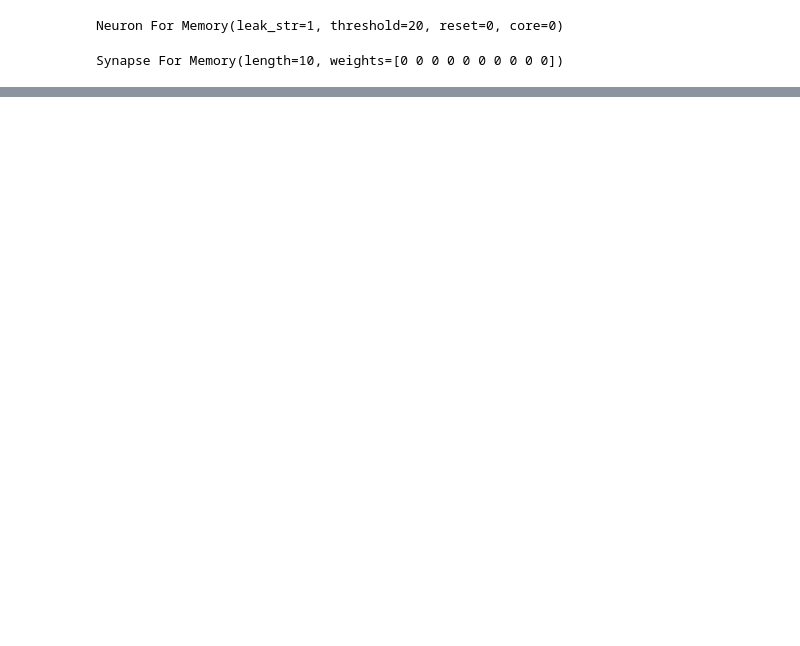
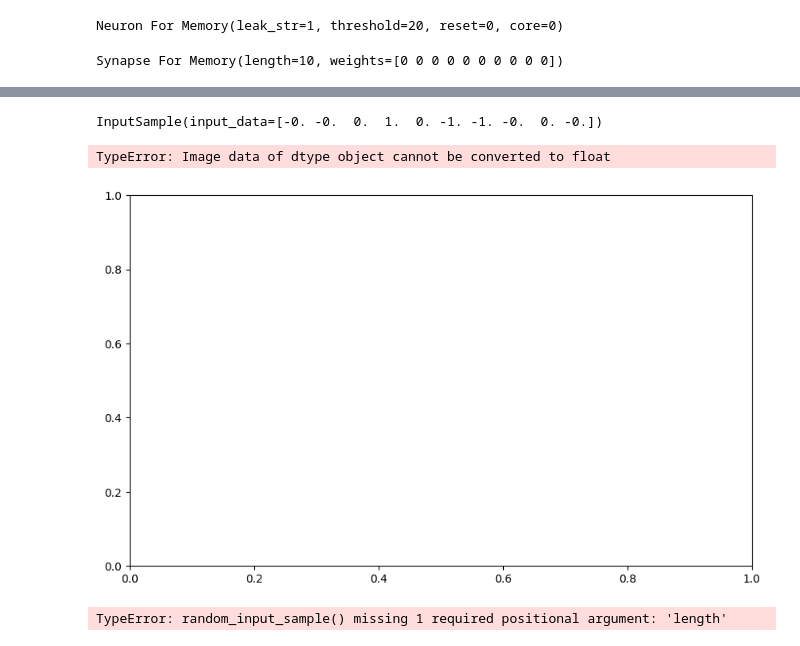
Before and after one commit to apedersen00/fenrir, a Jupyter notebook: snntorch/lib/test2.ipynb, the cells around one changed output, grey strips where cells are left out. Cells and saved outputs as stored; diff of their text form; code cells hidden in the pictures; blank space fills up the shorter version.

```diff
--- a/snntorch/lib/test2.ipynb
+++ b/snntorch/lib/test2.ipynb
@@ -74,0 +133,66 @@ amount_of_synapses = 10
+# %%
+# Lets manage some inputs. They are in the DataStructures namespace
+from hwcomponents import DataStructures as ds
+
+# Lets make a random generator
+def random_input_sample(length: int) -> np.array:
+    return np.array([
+        Utils.DiscreteNORM(.1, .5, -1, 1) for _ in range(length)
+    ])
+
+# Lets make a random input sample
+
+ex_sample = ds.InputSample(
+    length=10,
+    randomize_fun=random_input_sample
+)
+
+print(ex_sample)
+# %% [output]
+InputSample(input_data=[-0. -0.  0.  1.  0. -1. -1. -0.  0. -0.])
+# %%
+# We can subclass the InputSample class to make a custom input sample
+# We can put our inputsamples into collections
+from typing import Callable
+
+def generate_random_samples(
+        amount_of_samples: int,
+        sample_length: int,
+        sample_random_gen: Callable[[int], np.ndarray]
+):
+    data_collection = ds.InputData() # instantiate the data wrapper
+    for _ in range(amount_of_samples):
+        data_collection.add_sample(
+            ds.InputSample(sample_length, sample_random_gen)
+        )
+    return data_collection
+
+test_data = generate_random_samples(10, 10, random_input_sample)
+
+# lets make a heatmap of the data
+# %% [output]
+TypeError: Image data of dtype object cannot be converted to float
+[figure, added]
+# %%
+import matplotlib.pyplot as plt
+import numpy as np
+def plot_input_data(input_data: ds.InputData):
+    """Plots the InputData as a heatmap."""
+    data_matrix = np.array([sample.data() for sample in input_data.samples])  # Convert to 2D array
+
+    plt.figure(figsize=(10, 6))
+    plt.imshow(data_matrix, cmap="coolwarm", aspect="auto", interpolation="nearest")  # Heatmap
+
+    # Labels and formatting
+    plt.colorbar(label="Value Intensity")
+    plt.xlabel("Input Index")
+    plt.ylabel("Sample Index")
+    plt.title("InputData Heatmap")
+    plt.xticks(np.arange(data_matrix.shape[1]))
+    plt.yticks(np.arange(data_matrix.shape[0]))
+
+    plt.show()
+
+plot_input_data(test_data)
+# %% [output]
+TypeError: random_input_sample() missing 1 required positional argument: 'length'
```
Also changed, not shown: parts of 5 cells of this notebook, 1 other file.
